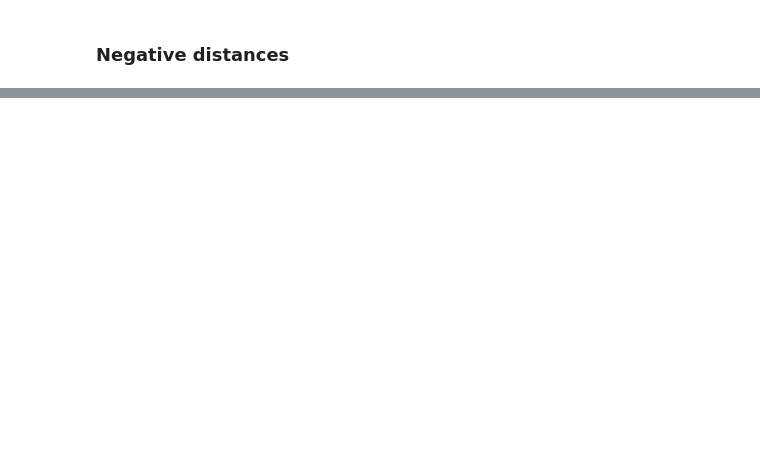
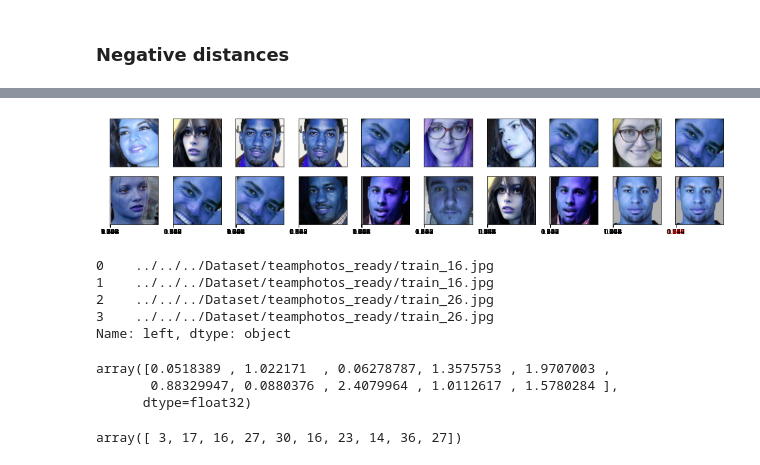
Before and after one commit to hrifanov/ml_project, a Jupyter notebook: Sprint_4/model/model_from_tensor_slices_our_photos.ipynb, the cells around one changed output, grey strips where cells are left out. Cells and saved outputs as stored; diff of their text form; code cells hidden in the pictures; blank space fills up the shorter version.

```diff
--- a/Sprint_4/model/model_from_tensor_slices_our_photos.ipynb
+++ b/Sprint_4/model/model_from_tensor_slices_our_photos.ipynb
@@ -72,6 +50,7 @@ def slicer(array, index_from, index_to):
 def get_balanced_pair(path):
     containing_id_list = []
     photos = os.listdir(path)
+    photos.sort(key=lambda f: int(re.sub('\D', '', f)))
 
     photo_sample = random.sample(photos, 1)
     photo_sample = photo_sample[0]
@@ -130,8 +109,8 @@ for i in range(images_num):
     balanced_pairs_test.append(pair[1])
 
 df_test = pd.DataFrame(balanced_pairs_test, columns =['left', 'right', 'label'])
-df_test['left'] = images_path + '/' + df_test['left']
-df_test['right'] = images_path + '/' + df_test['right']
+df_test['left'] = images_path + df_test['left']
+df_test['right'] = images_path + df_test['right']
 # %%
 df_test
 # %% [output]
@@ -435,0 +447,37 @@ confusion_matrix(Y_test_label, y_pred, labels = [1,0])
+# %%
+def display_images(left, right, predictions, title, n):
+    fig, axarr = plt.subplots(2,10, figsize=(17,3))
+    plt.setp(axarr, xticks=[], yticks=[])
+
+    for image, i in zip(left, range(len(left))):
+        img = cv2.imread(image)
+        axarr[0,i].imshow(img)
+        axarr[0,i].grid(None)
+
+    for image, i in zip(right, range(len(right))):
+        img = cv2.imread(image)
+        axarr[1,i].imshow(img)
+        axarr[1,i].grid(None)
+        axarr[1,i].set_xticks(predictions)
+
+    for i,t in enumerate(plt.gca().xaxis.get_ticklabels()):
+        if predictions[i] > cutoff:
+            t.set_color('red')
+# %%
+y_pred_test = np.squeeze(y_pred_test)
+indexes = np.random.choice(len(y_pred_test), size=10)
+display_images(X_test["left"][indexes],
+               X_test["right"][indexes],
+               y_pred_test[indexes],
+               'Clothes and their dissimilarity', 10)
+# %% [output]
+[figure, added]
+# %%
+for image X_test["left"]:
+    im
+# %% [output]
+0    ../../../Dataset/teamphotos_ready/train_16.jpg
+1    ../../../Dataset/teamphotos_ready/train_16.jpg
+2    ../../../Dataset/teamphotos_ready/train_26.jpg
+3    ../../../Dataset/teamphotos_ready/train_26.jpg
+Name: left, dtype: object
@@ -435,0 +486,10 @@ confusion_matrix(Y_test_label, y_pred, labels = [1,0])
+# %%
+y_pred_test[0:10]
+# %% [output]
+array([0.0518389 , 1.022171  , 0.06278787, 1.3575753 , 1.9707003 ,
+       0.88329947, 0.0880376 , 2.4079964 , 1.0112617 , 1.5780284 ],
+      dtype=float32)
+# %%
+indexes
+# %% [output]
+array([ 3, 17, 16, 27, 30, 16, 23, 14, 36, 27])
```
Also changed, not shown: parts of 15 cells of this notebook.
